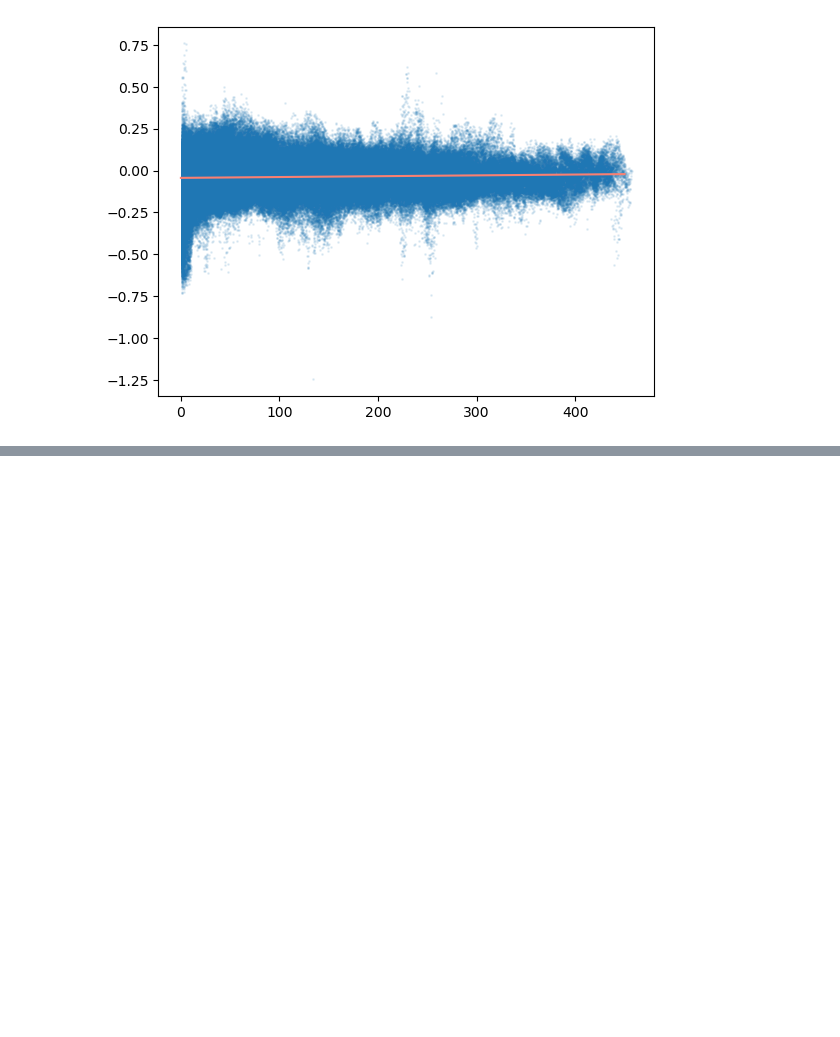
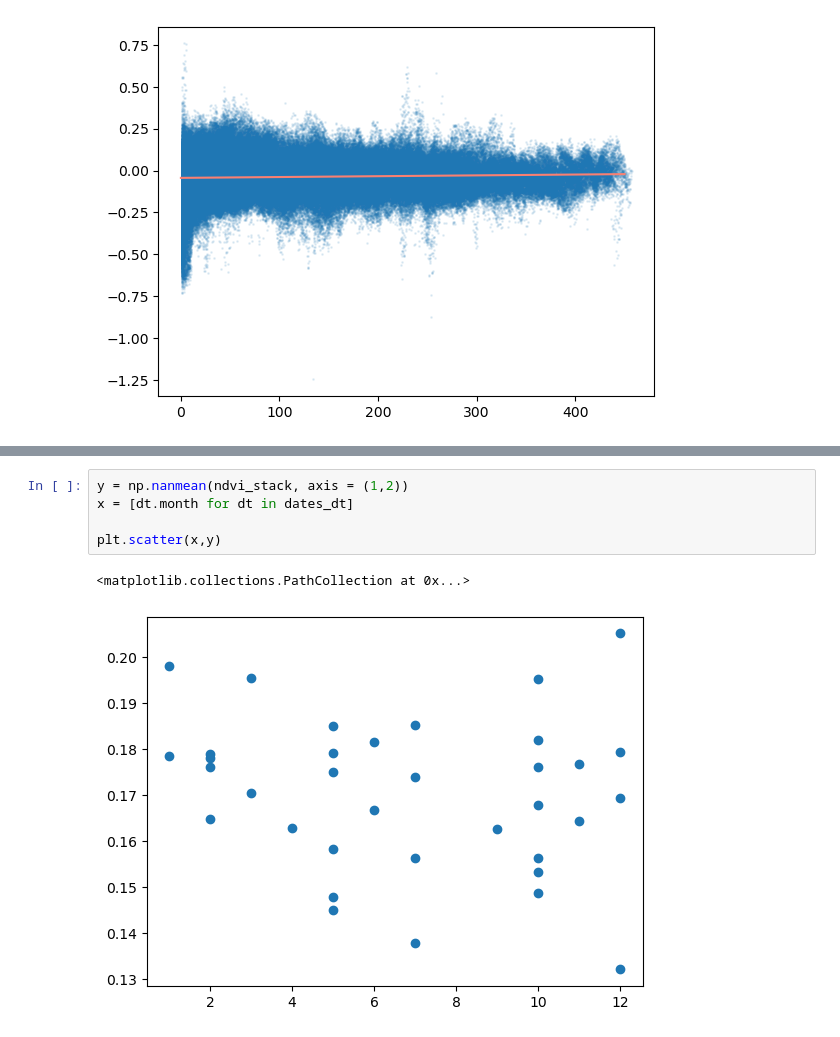
Before and after one commit to alterandos/wedabaywatch, a Jupyter notebook: pixel_regression.ipynb, the cells around one changed output, grey strips where cells are left out. Cells and saved outputs as stored; diff of their text form; blank space fills up the shorter version.

```diff
--- a/pixel_regression.ipynb
+++ b/pixel_regression.ipynb
@@ -238,0 +260,8 @@ P-value: 0.0
+# %%
+y = np.nanmean(ndvi_stack, axis = (1,2))
+x = [dt.month for dt in dates_dt]
+
+plt.scatter(x,y)
+# %% [output]
+<matplotlib.collections.PathCollection at 0x...>
+[figure, added]
```
Also changed, not shown: parts of 3 cells of this notebook, 2 other files.
